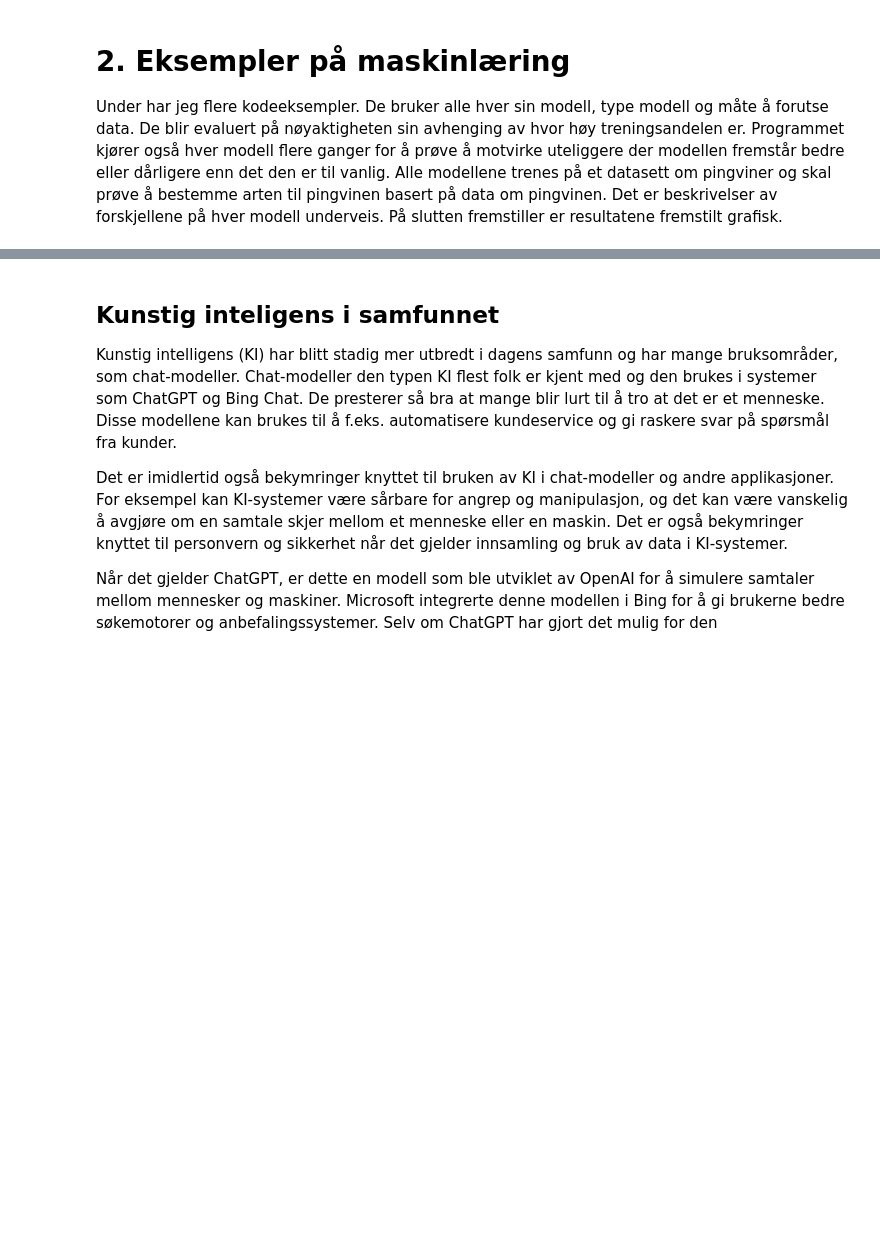
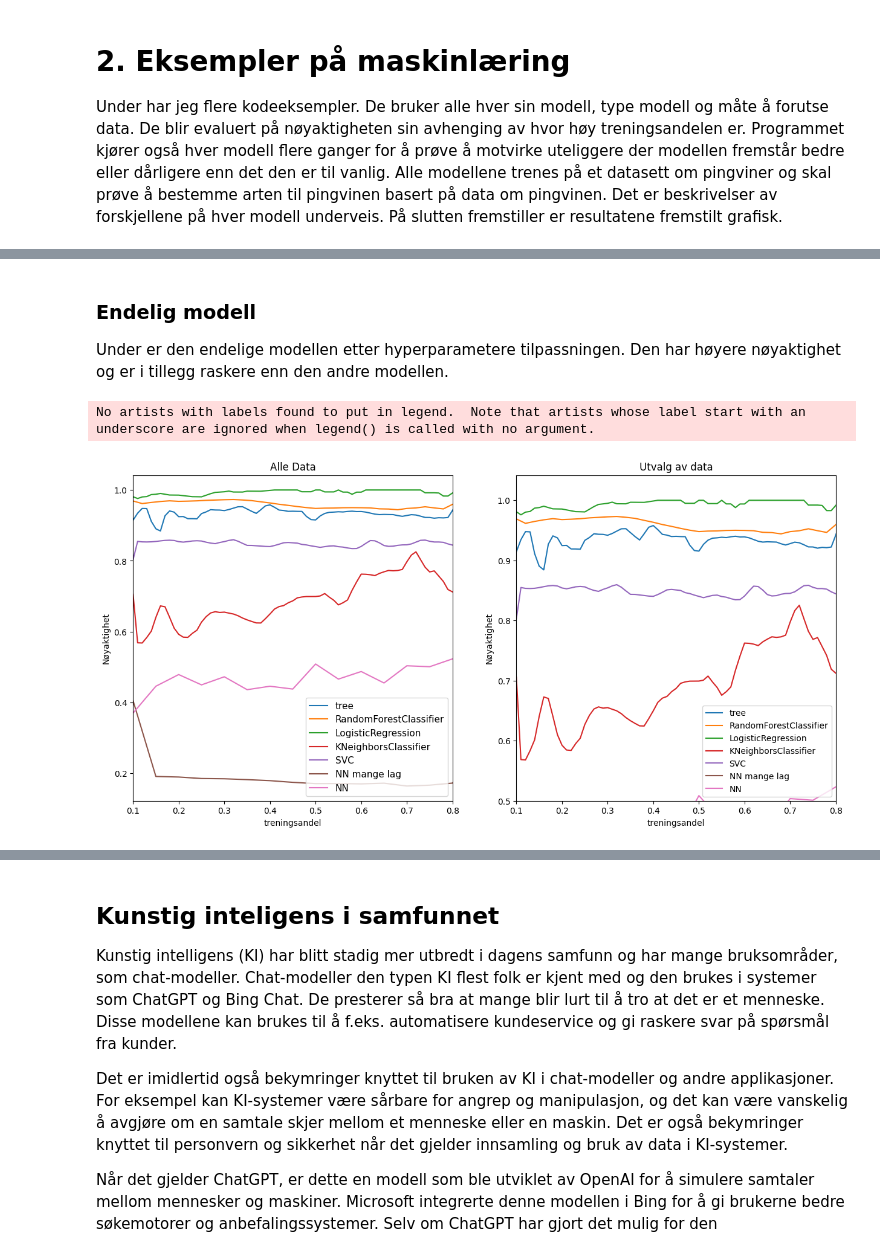
Before and after one commit to EliasTors/ModelleringII, a Jupyter notebook: modelleringII.ipynb, the cells around one changed output, grey strips where cells are left out. Cells and saved outputs as stored; diff of their text form; code cells hidden in the pictures; blank space fills up the shorter version.

```diff
--- a/modelleringII.ipynb
+++ b/modelleringII.ipynb
@@ -407,0 +313,3 @@ I denne sammenhengen er nevrale nettverk overkill og enklere modeller som logist
+# %% [markdown]
+### Endelig modell
+Under er den endelige modellen etter hyperparametere tilpassningen. Den har høyere nøyaktighet og er i tillegg raskere enn den andre modellen.
@@ -407,0 +368,32 @@ I denne sammenhengen er nevrale nettverk overkill og enklere modeller som logist
+# %%
+# Modell evaluering
+from scipy.signal import savgol_filter
+
+model_eval_plot = model_eval.copy()
+model_eval_plot["accuracy"] = model_eval_plot[["accuracy"]].apply(savgol_filter,  window_length=3, polyorder=1)
+
+fig, (ax1, ax2) = plt.subplots(1, 2, figsize=(15, 7))
+
+# Makes a plot with all the data
+sns.lineplot(data=model_eval_plot, x='treningsandel', y='accuracy', hue='model', ax=ax1)
+ax1.set_title('Alle Data')
+ax1.set_ylabel('Nøyaktighet')
+plt.legend(fontsize=8)
+ax1.set_xlim(0.1,0.8)
+
+# Makes plot with exerpt of data
+sns.lineplot(data=model_eval_plot, x='treningsandel', y='accuracy', hue='model', ax=ax2)
+ax2.set_title("Utvalg av data")
+ax2.set_ylabel('Nøyaktighet')
+ax2.set_ylim(0.5)
+
+ax2.legend(fontsize=10)
+ax1.legend(fontsize=11)
+ax2.set_xlim(0.1,0.8)
+
+
+# Show the plot
+plt.show()
+# %% [output]
+No artists with labels found to put in legend.  Note that artists whose label start with an underscore are ignored when legend() is called with no argument.
+[figure, added]
```
Also changed, not shown: parts of 33 cells of this notebook.
